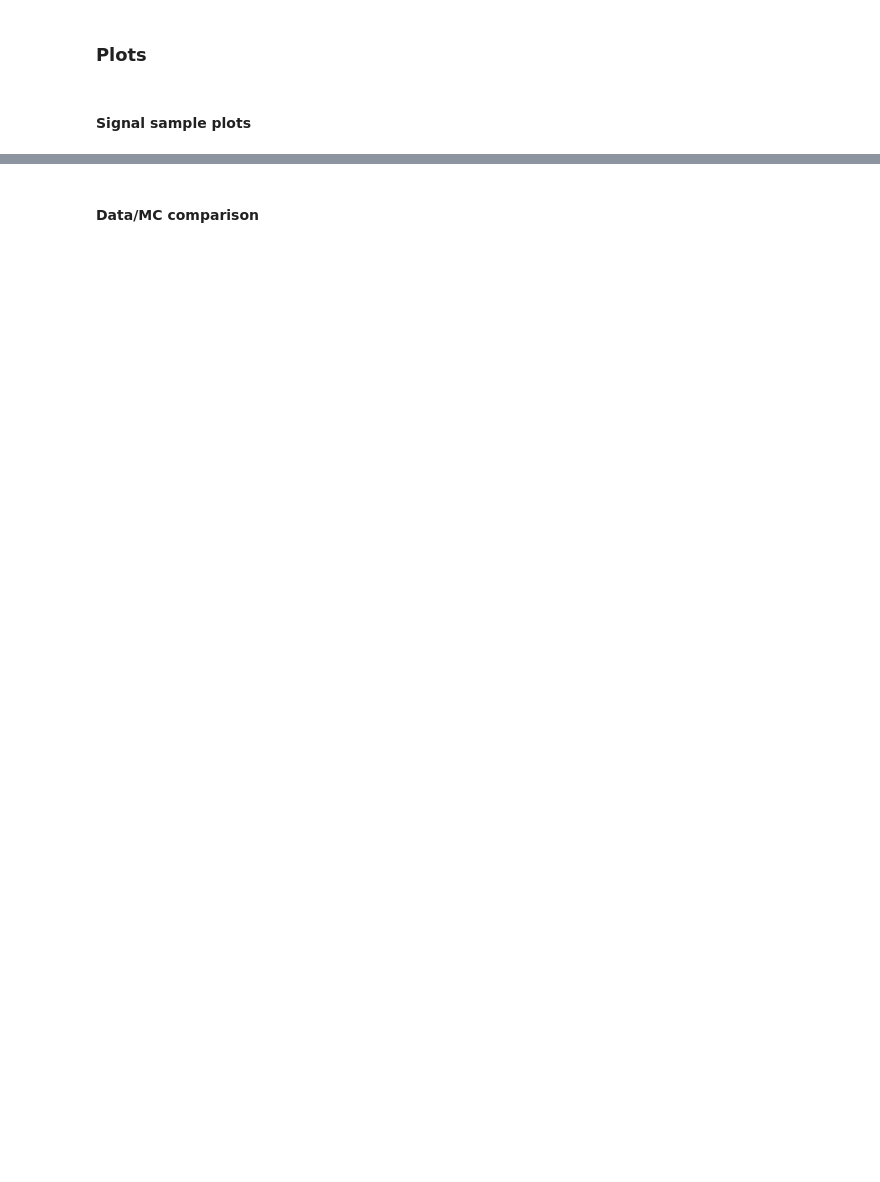
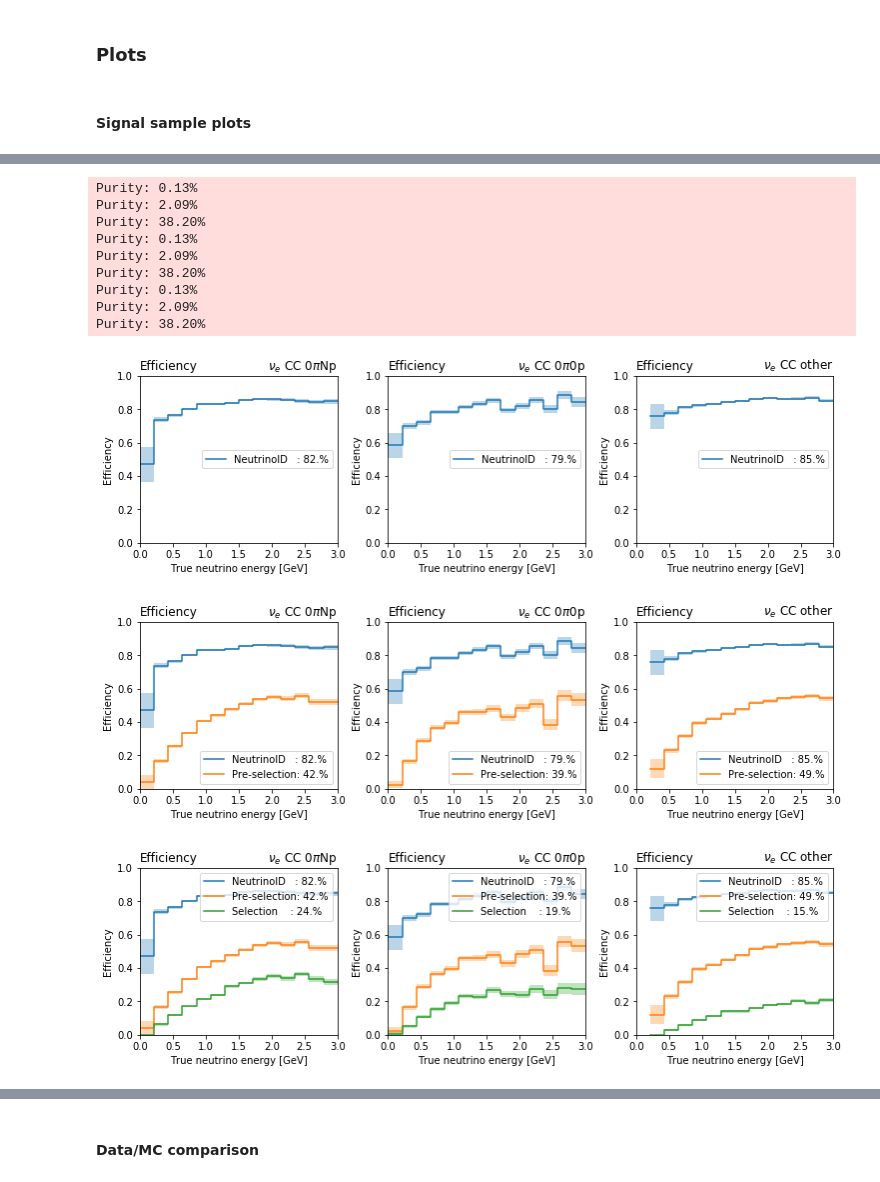
Before and after one commit to Wouter-VDP/nueccinc, a Jupyter notebook: NuePlots_Class.ipynb, the cells around one changed output, grey strips where cells are left out. Drawn from its saved outputs; the diff is of its cells as text; code cells hidden in the pictures; blank space fills up the shorter version.

```diff
--- a/NuePlots_Class.ipynb
+++ b/NuePlots_Class.ipynb
@@ -62,7 +66,6 @@ for s in samples:
 # %%
 nue_frame = data["nue"]["daughters"]
 nue_mc = data["nue"]["mc"]
-nue_frame.rename(columns={"selected": "preselection_roberto"}, inplace=True)
 # %% [output]
 [interactive output not drawn]
 # %%
@@ -150,7 +191,7 @@ x_min = 0
 x_max = 3
 n_bins = 15
 selectors = [
-    "n_pfps>0 & daughter==0",
+    "daughter==0",
     "e_candidate & preselect",
     "e_candidate & select",
 ]  # q_s
@@ -169,7 +210,7 @@ for i in range(3):
             ]
             den_w = nue_mc["weightSpline"][nue_mc["true_category"] == cat]
 
-            eff, unc_low, unc_up, edges = plothelp.efficiency_post(
+            eff, unc_low, unc_up, edges = plot_class.efficiency_post(
                 num,
                 den,
                 num_w=num_w,
@@ -177,33 +218,46 @@ for i in range(3):
                 n_bins=n_bins,
                 x_min=x_min,
                 x_max=x_max,
             )
             ax.fill_between(edges, eff - unc_low, eff + unc_up, alpha=0.3, step="post")
             ax.step(
                 edges,
                 eff,
                 where="post",
                 label="{0:<13}: {1:#.2g}%".format(lab, sum(num_w) / sum(den_w) * 100),
             )
-        ax.set_title(plot_dicts.category_labels[cats[cat]], loc="right")
+        ax.set_title(plotter.dicts.category_labels[cats[cat]], loc="right")
         ax.set_title("Efficiency", loc="left")
         ax.set_xlabel("True neutrino energy [GeV]")
         ax.set_ylabel("Efficiency")
         ax.set_ylim(0, 1)
         ax.set_xlim(x_min, x_max)
         if i == 0:
             ax.legend(loc="center right")
         elif i == 1:
             ax.legend(loc="lower right")
         else:
             ax.legend(loc="upper right")
 
     fig.tight_layout()
 
     for selector in selectors:
         print(
-            "Purity: {:.1f}%".format(
-                100 * plothelp.get_purity(data, selector, cats.values())
+            "Purity: {:.2f}%".format(
+                100 * plotter.get_purity(selector, cats.values())
             )
         )
     fig.savefig(output_dir + "efficiency_cat_" + str(i) + ".pdf", bbox_inches="tight")
+# %% [output]
+Purity: 0.13%
+Purity: 2.09%
+Purity: 38.20%
+Purity: 0.13%
+Purity: 2.09%
+Purity: 38.20%
+Purity: 0.13%
+Purity: 2.09%
+Purity: 38.20%
+[figure, added]
+[figure, added]
+[figure, added]
```
Also changed, not shown: parts of 16 cells of this notebook, 10 other files.
